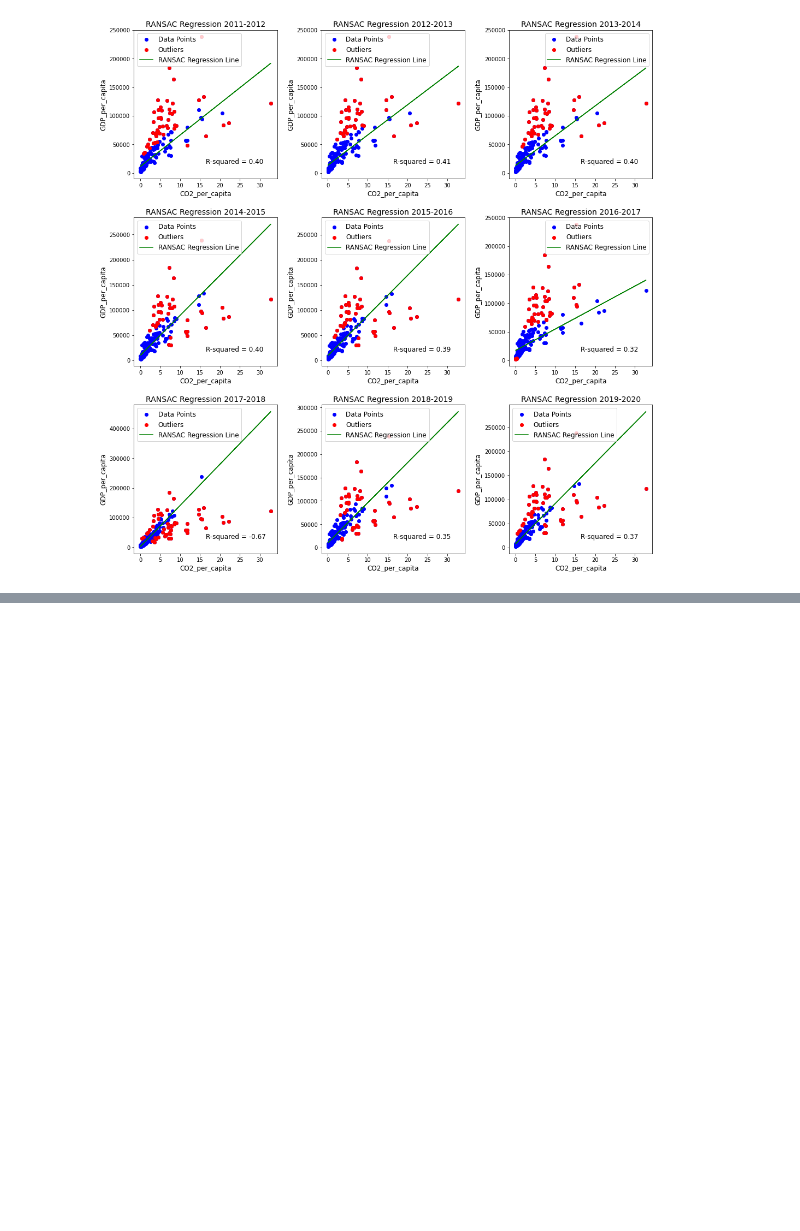
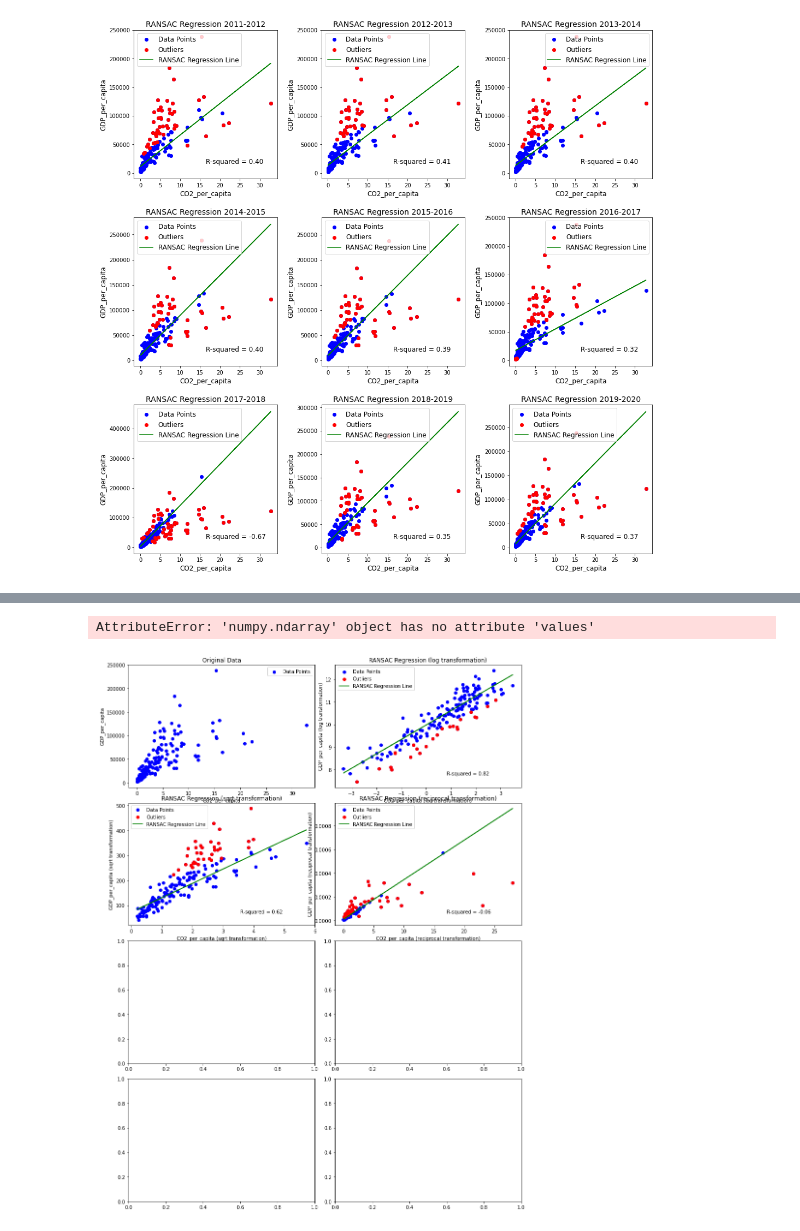
Before and after one commit to StefanRaychev/To-be-rich-or-to-be-green, a Jupyter notebook: rich or green.ipynb, the cells around one changed output, grey strips where cells are left out. Cells and saved outputs as stored; diff of their text form; code cells hidden in the pictures; blank space fills up the shorter version.

```diff
--- a/rich or green.ipynb
+++ b/rich or green.ipynb
@@ -89,0 +291,5 @@ plot_ransac_regression(df_original, 2011, 2019)
+# %%
+plot_ransac_regression1(df_original, "CO2_per_capita",	"GDP_per_capita")
+# %% [output]
+AttributeError: 'numpy.ndarray' object has no attribute 'values'
+[figure, added]
```
Also changed, not shown: parts of 4 cells of this notebook.
